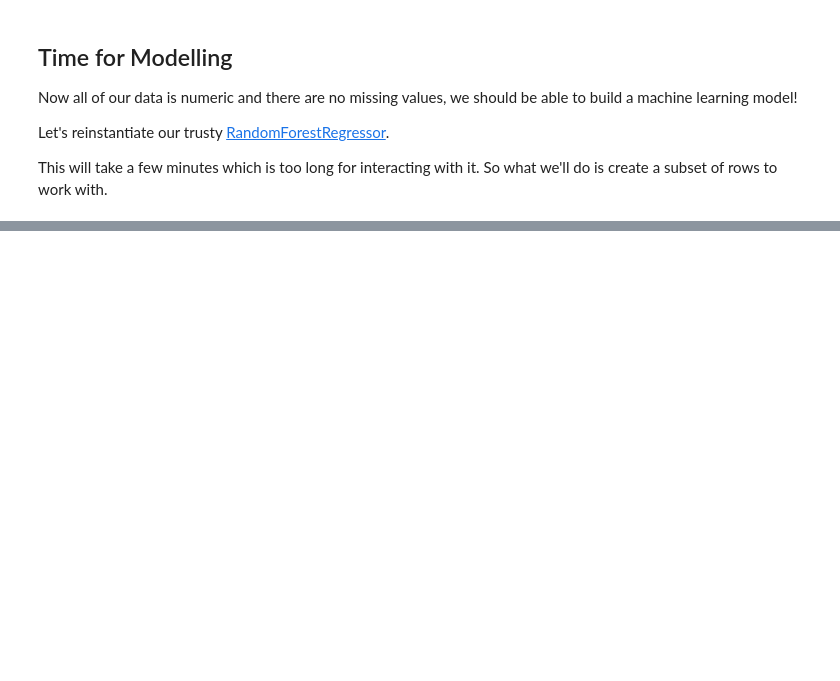
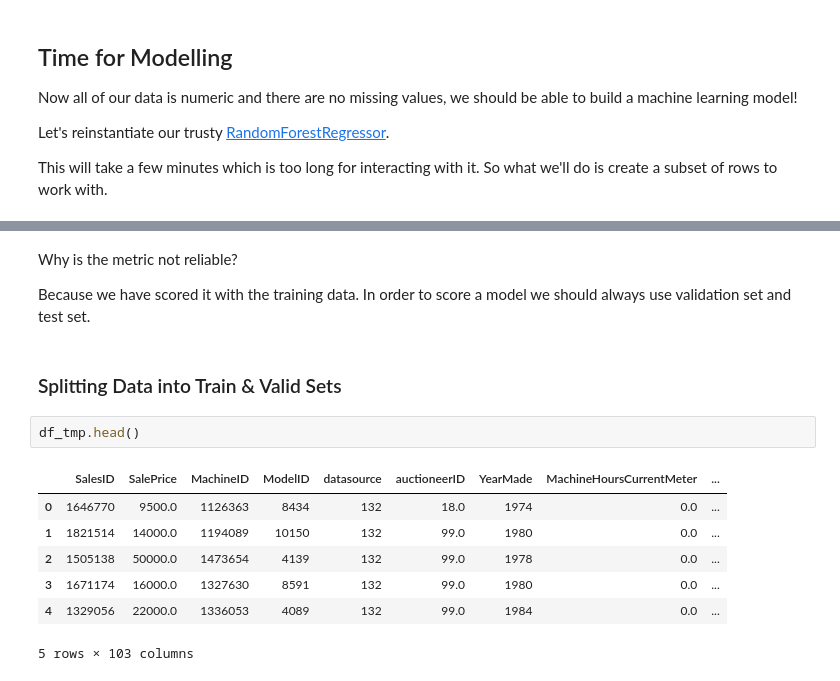
Before and after one commit to MohammedRakib/Bulldozer-Price-Prediction, a Jupyter notebook: Bulldozer Price Prediction Using ML.ipynb, the cells around one changed output, grey strips where cells are left out. Saved outputs shown, nothing was run; the diff lists cells and outputs as text; blank space fills up the shorter version.

```diff
--- a/Bulldozer Price Prediction Using ML.ipynb
+++ b/Bulldozer Price Prediction Using ML.ipynb
@@ -612,0 +628,16 @@ This will take a few minutes which is too long for interacting with it. So what
+# %% [markdown]
+Why is the metric not reliable?
+
+Because we have scored it with the training data. In order to score a model we should always use validation set and test set.
+# %% [markdown]
+### Splitting Data into Train & Valid Sets
+# %%
+df_tmp.head()
+# %% [output]
+|  | SalesID | SalePrice | MachineID | ModelID | datasource | auctioneerID | YearMade | MachineHoursCurrentMeter | ... |
+| 0 | 1646770 | 9500.0 | 1126363 | 8434 | 132 | 18.0 | 1974 | 0.0 | ... |
+| 1 | 1821514 | 14000.0 | 1194089 | 10150 | 132 | 99.0 | 1980 | 0.0 | ... |
+| 2 | 1505138 | 50000.0 | 1473654 | 4139 | 132 | 99.0 | 1978 | 0.0 | ... |
+| 3 | 1671174 | 16000.0 | 1327630 | 8591 | 132 | 99.0 | 1980 | 0.0 | ... |
+| 4 | 1329056 | 22000.0 | 1336053 | 4089 | 132 | 99.0 | 1984 | 0.0 | ... |
+5 rows × 103 columns
```
Also changed, not shown: parts of 64 cells of this notebook, 1 other file.
